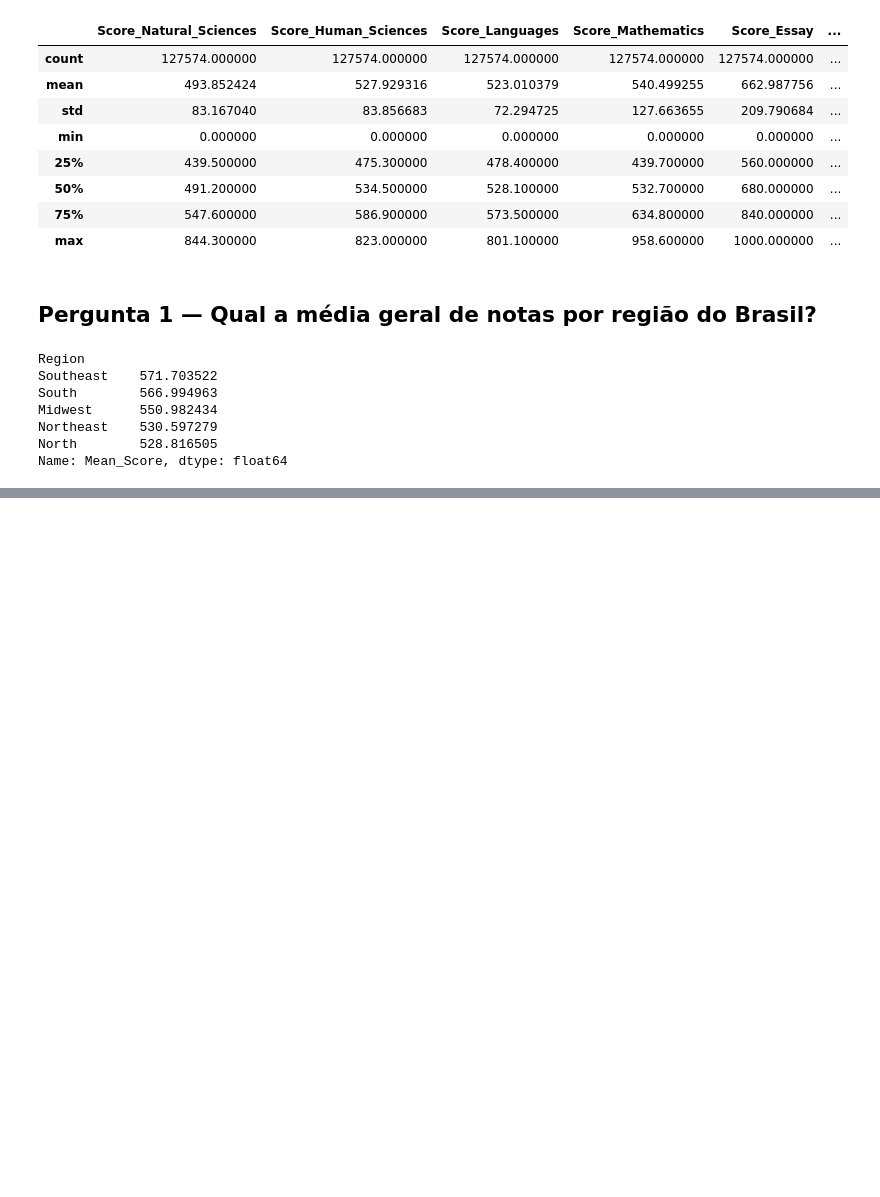
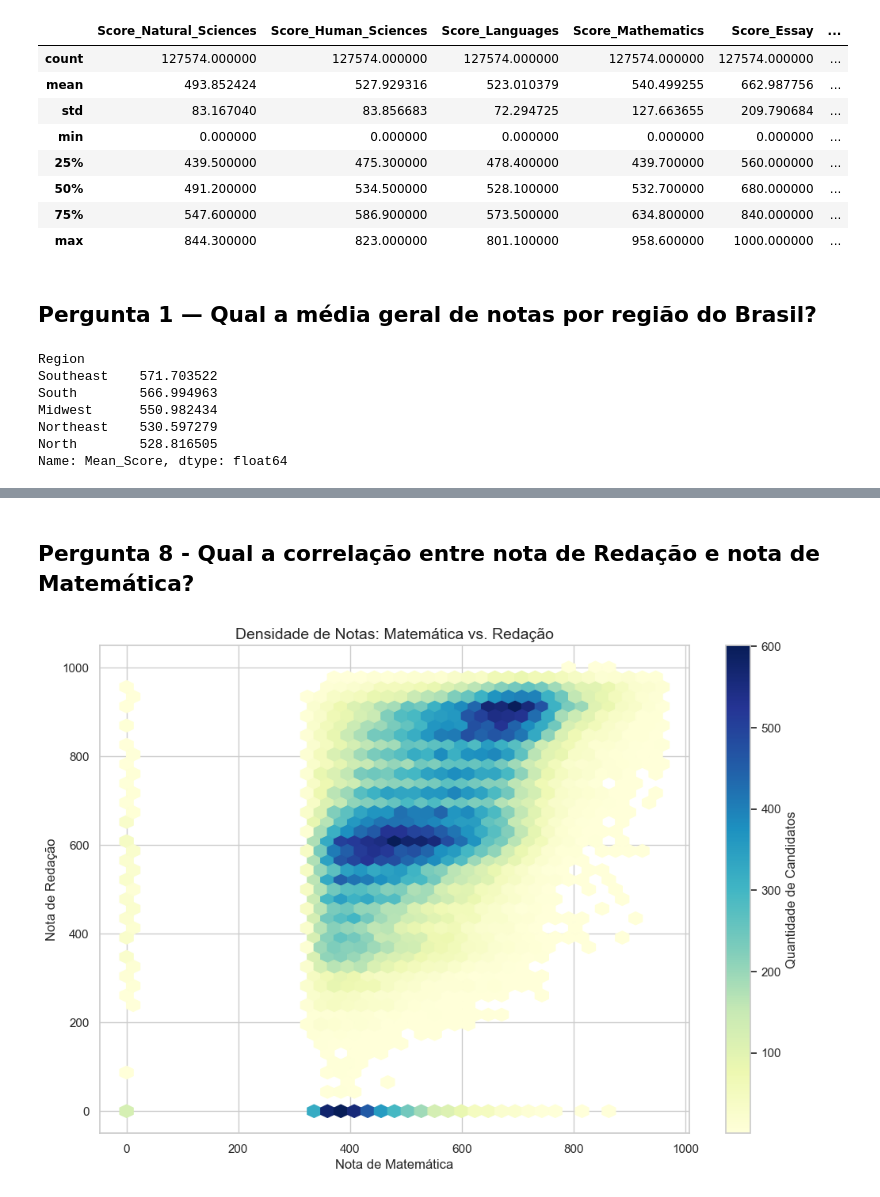
Before and after one commit to DavidHuds0n/enem-analise-exploratoria, a Jupyter notebook: notebooks/01_exploracao.ipynb, the cells around one changed output, grey strips where cells are left out. Drawn from its saved outputs; the diff is of its cells as text; code cells hidden in the pictures; blank space fills up the shorter version.

```diff
--- a/notebooks/01_exploracao.ipynb
+++ b/notebooks/01_exploracao.ipynb
@@ -66,0 +201,27 @@ Name: Mean_Score, dtype: float64
+# %% [markdown]
+## Pergunta 8 - Qual a correlação entre nota de Redação e nota de Matemática?
+# %%
+# 1. Definindo o tamanho da figura
+plt.figure(figsize=(12, 8))
+
+# 2. Criando o gráfico de hexágonos
+hb = plt.hexbin(
+    df['Score_Mathematics'],
+    df['Score_Essay'],
+    gridsize=40,
+    cmap='YlGnBu',
+    mincnt=1
+)
+
+# 3. Adicionando uma barra de cores para servir de legenda
+cb = plt.colorbar(hb)
+cb.set_label('Quantidade de Candidatos', fontsize=12)
+
+# 4. Personalizando títulos e eixos
+plt.title('Densidade de Notas: Matemática vs. Redação', fontsize=14)
+plt.xlabel('Nota de Matemática', fontsize=12)
+plt.ylabel('Nota de Redação', fontsize=12)
+
+plt.show()
+# %% [output]
+[figure, added]
```
Also changed, not shown: parts of 14 cells of this notebook, 1 other file.
